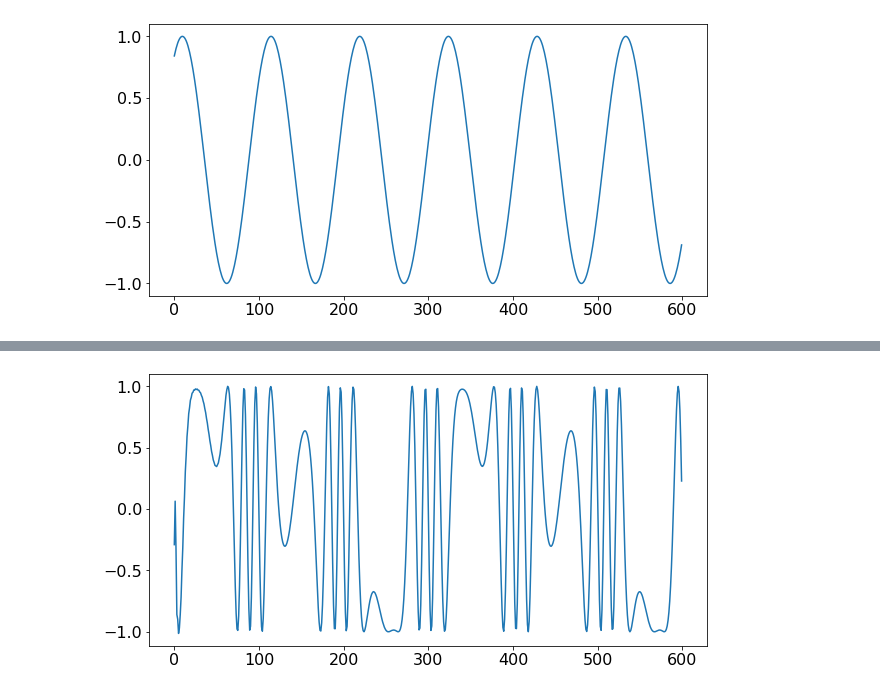
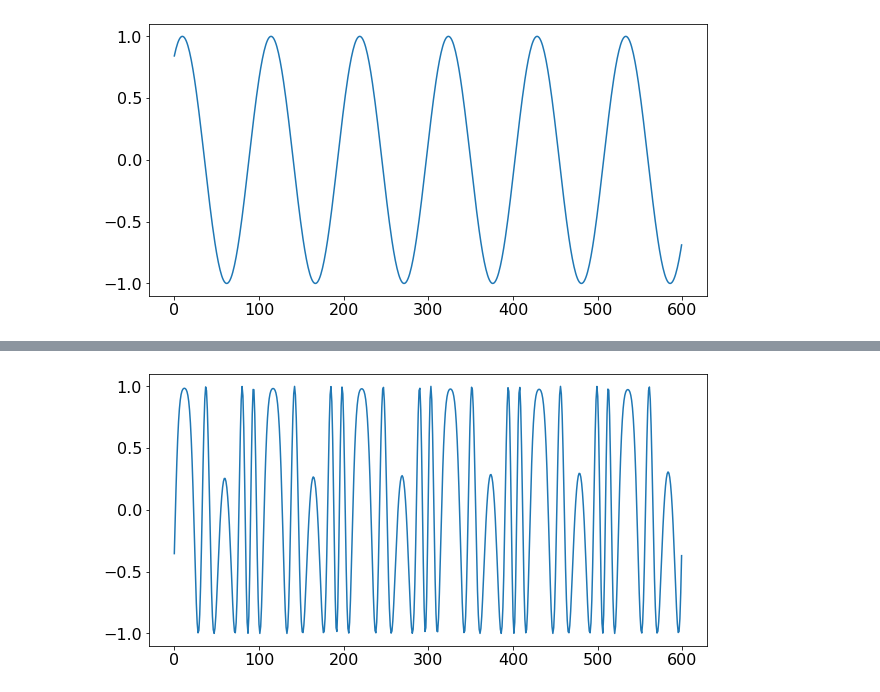
Before and after one commit to lucieperrotta/computersandmusic, a Jupyter notebook: Synthesizer.ipynb, the cells around one changed output, grey strips where cells are left out. Saved outputs shown, nothing was run; the diff lists cells and outputs as text; code cells hidden in the pictures.

```diff
--- a/Wave synthesis.ipynb
+++ b/Synthesizer.ipynb
@@ -186,9 +190,7 @@ def modulator(cw, cA, mod_signal, mod_index=1, oversampling_rate=8):
     - arbitrary signal mod_signal.
     Both must have the same length.
     """
-    over = oversample(mod_signal, oversampling_rate)
-    modulated = np.array([cA * np.sin(cw*i/oversampling_rate + mod_index*2.*np.pi*over[i]) for i in range(over.size)])
-    return undersample(modulated, oversampling_rate)
+    return np.array([cA * np.sin(cw*i + mod_index*2.*np.pi*mod_signal[i]) for i in range(mod_signal.size)])
 # %%
 sine1 = sine(A=1, w=0.06, phi=-1, n=np.arange(2*fs, dtype=np.float32))
 plt.figure(figsize=figsize)
@@ -199,11 +201,11 @@ Audio("samples/sine1.wav", autoplay=False)
 [interactive output not drawn]
 [figure]
 # %%
-sine2 = modulator(0.2, 1, sine1, mod_index=.7)
+sine2 = modulator(cw=0.0599, cA=1, mod_signal=sine1, mod_index=1.12)
 plt.figure(figsize=figsize)
 plt.plot(sine2[:600])
 wavfile.write('samples/sine2.wav', fs, (0x7FFF * sine2).astype(np.int16))
 Audio("samples/sine2.wav", autoplay=False)
 # %% [output]
 [interactive output not drawn]
-[figure, old version]
+[figure, new version]
```
Also changed, not shown: parts of 12 cells of this notebook.
